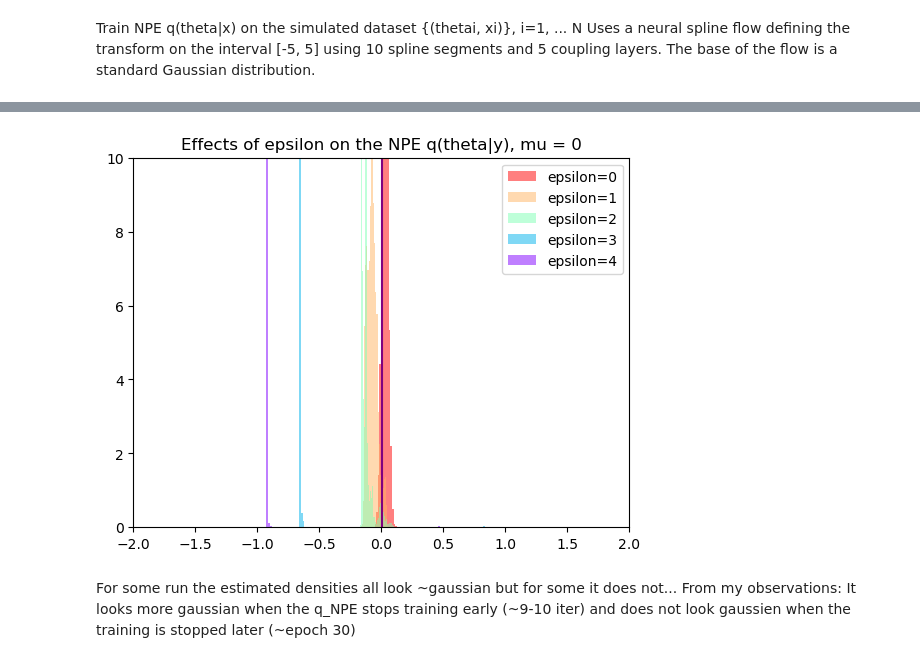
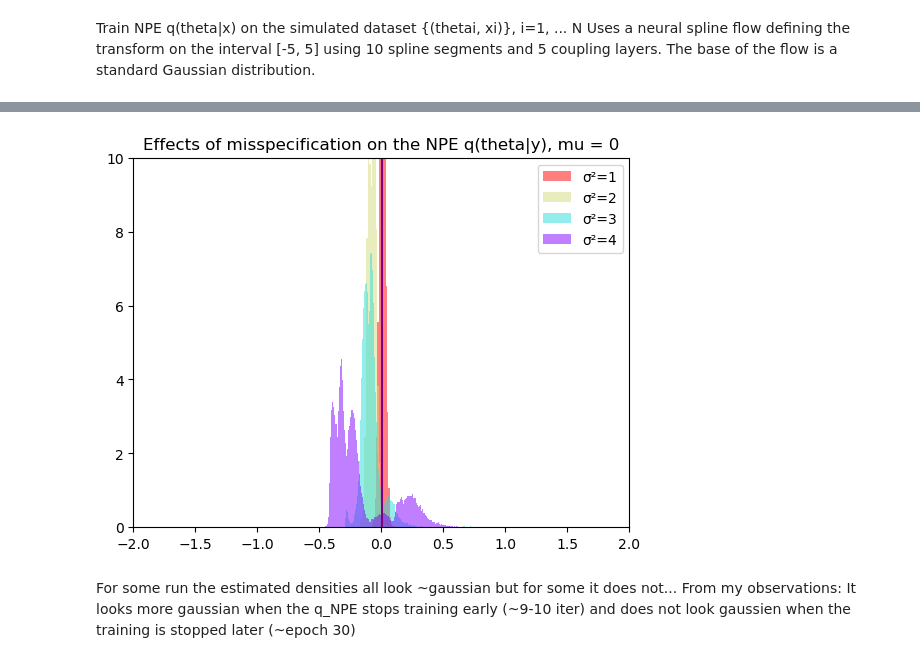
Before and after one commit to MouzaouiMatthieu/PFE, a Jupyter notebook: Robust_NPE.ipynb, the cells around one changed output, grey strips where cells are left out. Drawn from its saved outputs; the diff is of its cells as text; code cells hidden in the pictures.

```diff
--- a/Robust_NPE.ipynb
+++ b/Robust_NPE.ipynb
@@ -39,5 +39,3 @@ x_papier = data_papier.item()['x']
 y_papier = data_papier.item()['y']
 
 y_raw_papier = data_papier.item()['y_raw']
-# %%
-mu=0
@@ -49,18 +49,19 @@ rho = 1/2
 # %% [markdown]
 Utils
 # %%
-def generate_observed_corrupted_data(N: int, mu: float, epsilon: float) -> torch.Tensor:
-    """Generates the corrupted "y" from N(mu, 1+epsilon)
+def generate_observed_corrupted_data(N: int, mu: float, sigma_2: float) -> torch.Tensor:
+    """Generates the corrupted "y" from N(mu, sigma²)
 
     Args:
         N (int): Number of observations
         mu (float): True parameter
-        epsilon (float): Added corruption
+        sigma² (float): Variance of the y
 
     Returns:
         torch.Tensor: tensor of y, dim(N, 2)
     """
     zx = mu + torch.distributions.Normal(0, 1).sample((N, 100)) #N(mu,1)
+    epsilon = np.sqrt(sigma_2-1)
     zy = zx + torch.distributions.Normal(0, epsilon).sample(zx.shape)#N(mu, 1+epsilon)
     y_raw = torch.cat((zy.mean(dim=1, keepdim=True), zy.var(dim=1, keepdim=True)), dim=-1)
     return y_raw
@@ -100,8 +101,8 @@ dataset = lampe.data.JointDataset(theta, x)
 dataset_test = lampe.data.JointDataset(theta_test, x_test)
 # %%
 #Generating the observed corrupted data y
-epsilon = 1
-y_raw = generate_observed_corrupted_data(N, mu, epsilon)
+sigma_2 = 2
+y_raw = generate_observed_corrupted_data(N, mu, sigma_2)
 #Taking y0 a particular observation
 y = (y_raw[0] - x_mean) / x_std
 y
@@ -239,31 +240,31 @@ q_NPE = train_NPE(q_NPE, dataset, loss_NPE, theta_test, x_test)
 # %%
-def plot_corruption_effect(epsilons: list, npe: lampe.inference.NPE) -> None:
-    """Plots θ~q(θ|y), y~N(mu, 1+epsilon)
+def plot_corruption_effect(sigmas_2: list, npe: lampe.inference.NPE) -> None:
+    """Plots θ~q(θ|y), y~N(mu, sigmas_2)
 
     Args:
-        epsilons (list)
+        sigmas_2 (list)
         npe (lampe.inference.NPE)
     """
     d = {}
-    for epsilon in epsilons:
+    for sigma_2 in sigmas_2:
         #Generating the y
-        y = generate_observed_corrupted_data(N,mu,epsilon)[0]
+        y = generate_observed_corrupted_data(N,mu,sigma_2)[0]
         y = (y - x_mean) / x_std
-        d[epsilon] = npe.sample(y, (N, ))
+        d[sigma_2] = npe.sample(y, (N, ))
 
     colors = plt.cm.rainbow_r(np.linspace(0, 1, len(d)))
-    for i, (epsilon, posterior) in enumerate(d.items()):
-        plt.hist(posterior.detach().numpy(), bins=400, alpha=0.5, color=colors[i], label=f"epsilon={epsilon}", density=True)
+    for i, (sigma_2, posterior) in enumerate(d.items()):
+        plt.hist(posterior.detach().numpy(), bins=400, alpha=0.5, color=colors[i], label=f"σ²={sigma_2}", density=True)
     plt.axvline((mu-theta_mean)/theta_std,color='purple')
     plt.legend()
     plt.ylim(top=10)
     plt.xlim(-2, 2)
-    plt.title(f"Effects of epsilon on the NPE q(theta|y), mu = {mu}")
+    plt.title(f"Effects of misspecification on the NPE q(theta|y), mu = {mu}")
     plt.show()
 
-plot_corruption_effect([0,1,2,3,4], q_NPE)
+plot_corruption_effect([1,2,3,4], q_NPE)
 # %% [output]
-[figure, old version]
+[figure, new version]
 # %% [markdown]
 For some run the estimated densities all look ~gaussian but for some it does not...
 From my observations:
```
Also changed, not shown: parts of 12 cells of this notebook.
